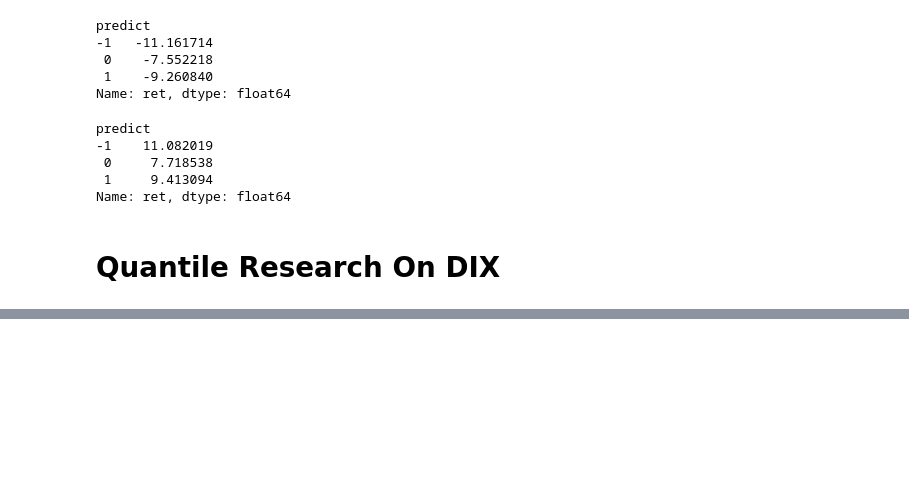
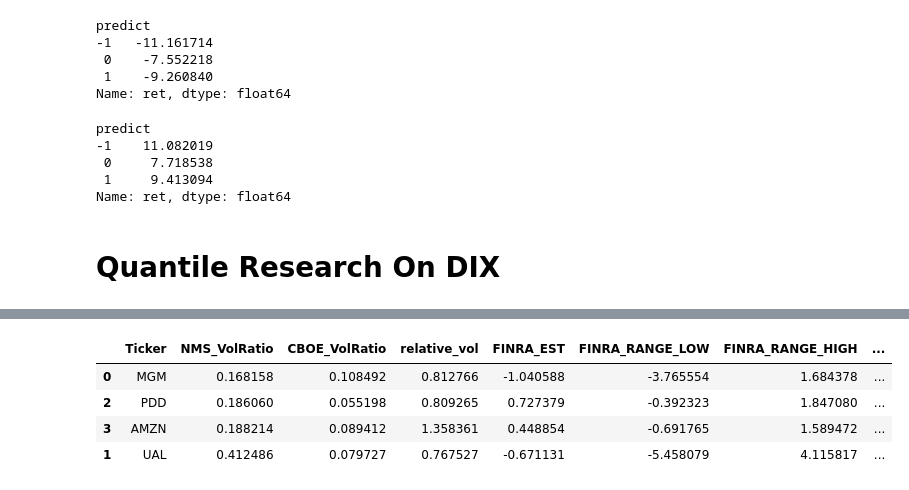
Before and after one commit to thomaschen2019/super-potato, a Jupyter notebook: DIX_research.ipynb, the cells around one changed output, grey strips where cells are left out. Saved outputs shown, nothing was run; the diff lists cells and outputs as text; code cells hidden in the pictures; blank space fills up the shorter version.

```diff
--- a/DIX_research.ipynb
+++ b/DIX_research.ipynb
@@ -177,0 +509,10 @@ for ticker in tickers:
+# %%
+pd.options.display.max_rows = 200
+df = pd.DataFrame(all_pred)
+df.sort_values('NMS_VolRatio')
+# %% [output]
+|  | Ticker | NMS_VolRatio | CBOE_VolRatio | relative_vol | FINRA_EST | FINRA_RANGE_LOW | FINRA_RANGE_HIGH | ... |
+| 0 | MGM | 0.168158 | 0.108492 | 0.812766 | -1.040588 | -3.765554 | 1.684378 | ... |
+| 2 | PDD | 0.186060 | 0.055198 | 0.809265 | 0.727379 | -0.392323 | 1.847080 | ... |
+| 3 | AMZN | 0.188214 | 0.089412 | 1.358361 | 0.448854 | -0.691765 | 1.589472 | ... |
+| 1 | UAL | 0.412486 | 0.079727 | 0.767527 | -0.671131 | -5.458079 | 4.115817 | ... |
```
Also changed, not shown: parts of 6 cells of this notebook, 1 other file.
